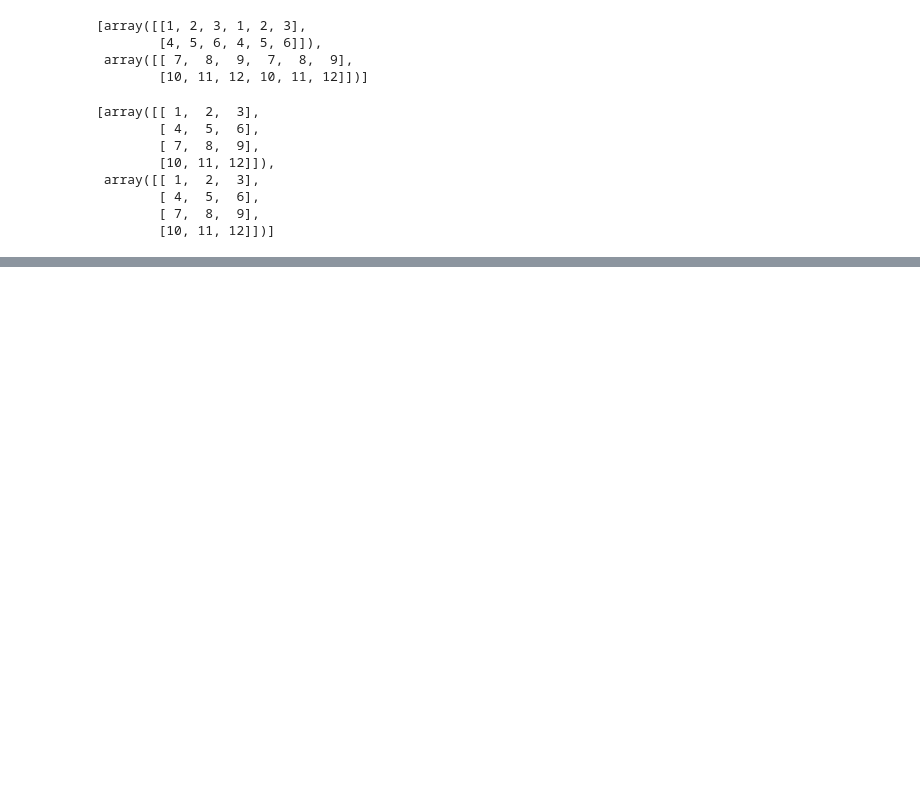
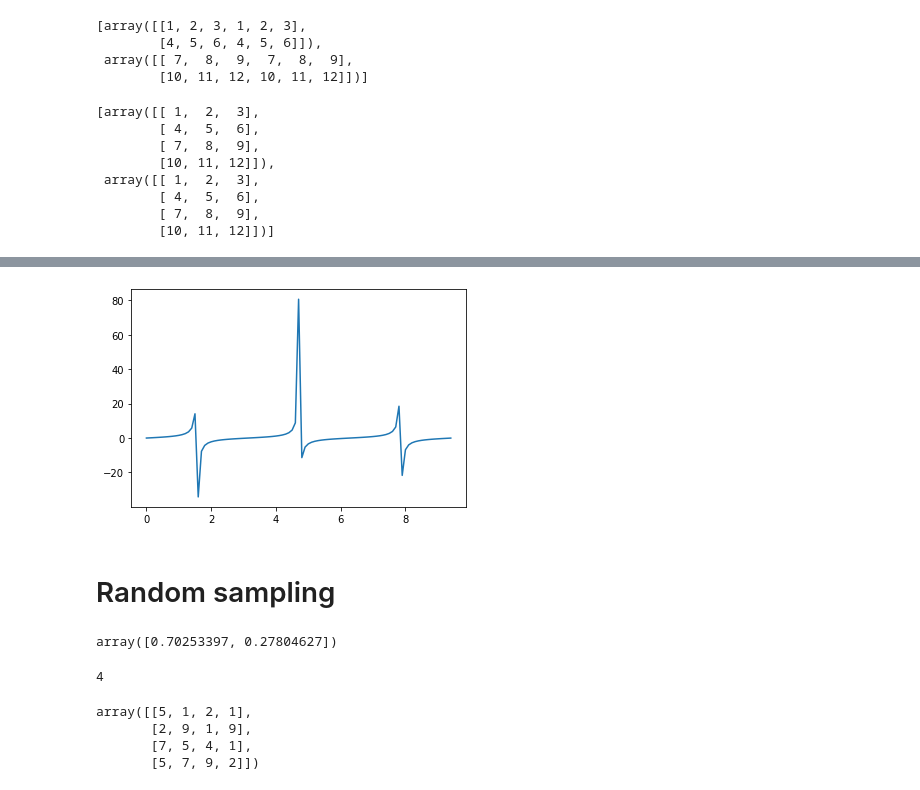
Before and after one commit to Rishab8077/numPy-basic, a Jupyter notebook: numpyML.ipynb, the cells around one changed output, grey strips where cells are left out. Saved outputs shown, nothing was run; the diff lists cells and outputs as text; code cells hidden in the pictures; blank space fills up the shorter version.

```diff
--- a/numpyML.ipynb
+++ b/numpyML.ipynb
@@ -303,0 +335,9 @@ np.split(arr3,2,axis=1)
+# %%
+#Tan curve
+y_tan = np.tan(x)
+plt.plot(x,y_tan)
+plt.show()
+# %% [output]
+[figure, added]
+# %% [markdown]
+# Random sampling
@@ -303,0 +346,17 @@ np.split(arr3,2,axis=1)
+# %%
+np.random.random(2)
+#random value between 0 and 1
+# %% [output]
+array([0.70253397, 0.27804627])
+# %%
+np.random.randint(1,10)
+# %% [output]
+4
+# %%
+np.random.seed(10)
+np.random.randint(1,10,(4,4))
+# %% [output]
+array([[5, 1, 2, 1],
+       [2, 9, 1, 9],
+       [7, 5, 4, 1],
+       [5, 7, 9, 2]])
```
Also changed, not shown: parts of 23 cells of this notebook.
